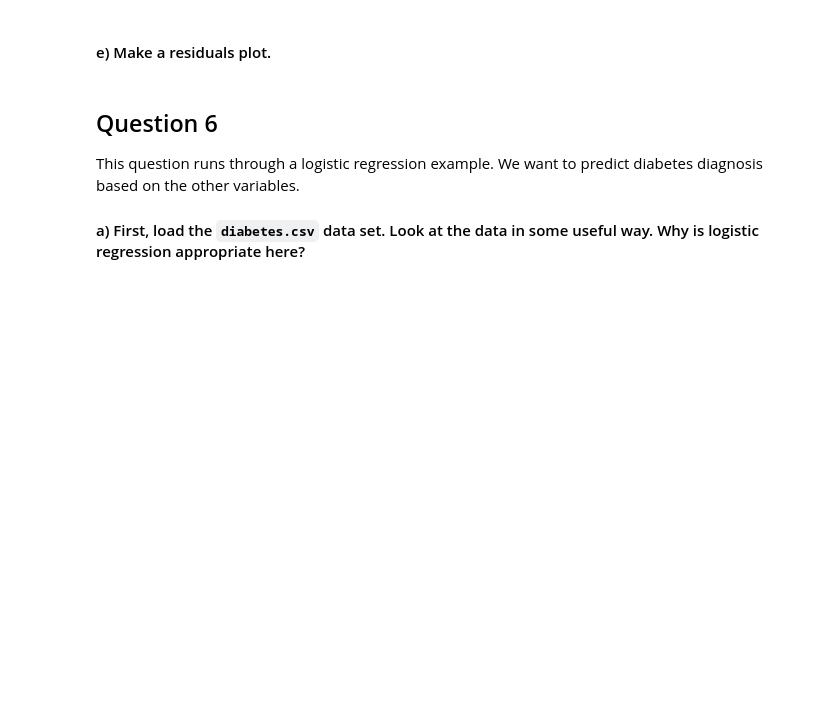
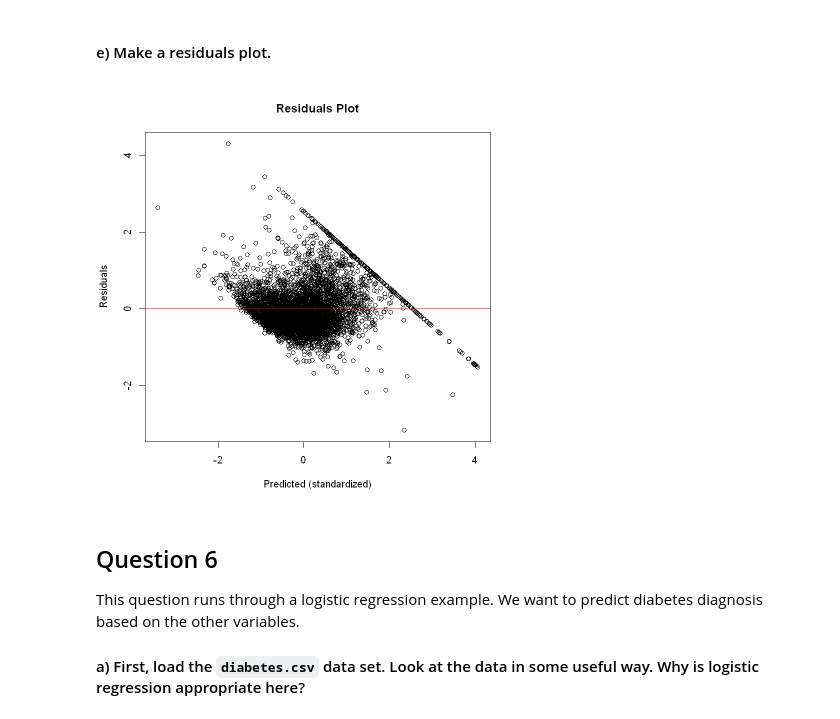
Before and after one commit to Havent-seen/BIOS-512-Assignments, a Jupyter notebook: assignment_9/BIOS512_HW9(1).ipynb, the cells around one changed output. Saved outputs shown, nothing was run; the diff lists cells and outputs as text; code cells hidden in the pictures; blank space fills up the shorter version.

```diff
--- a/assignment_9/BIOS512_HW9(1).ipynb
+++ b/assignment_9/BIOS512_HW9(1).ipynb
@@ -53,5 +180,15 @@ This question runs through a linear regression example. We want to predict media
 # %% [markdown]
 #### e) Make a residuals plot.
+# %%
+residuals <- actual - pred
+
+plot(pred, residuals,
+     xlab = "Predicted (standardized)",
+     ylab = "Residuals",
+     main = "Residuals Plot")
+abline(h = 0, col = "red")
+# %% [output]
+[figure, added]
 # %% [markdown]
 ## Question 6
 This question runs through a logistic regression example. We want to predict diabetes diagnosis based on the other variables.
```
Also changed, not shown: parts of 18 cells of this notebook, 2 other files.
